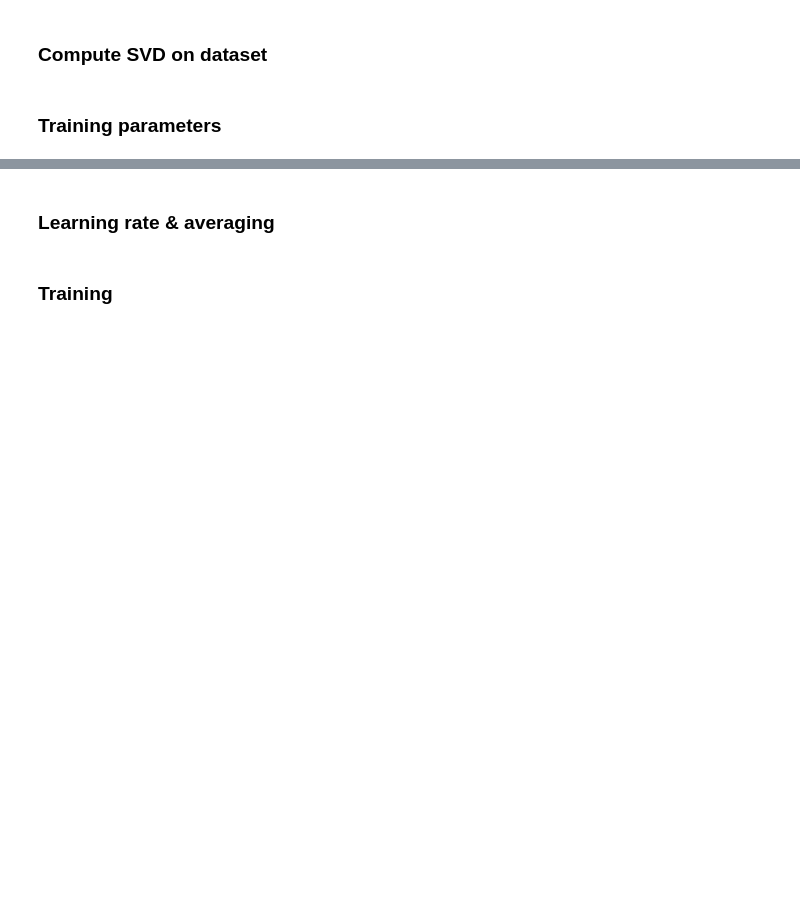
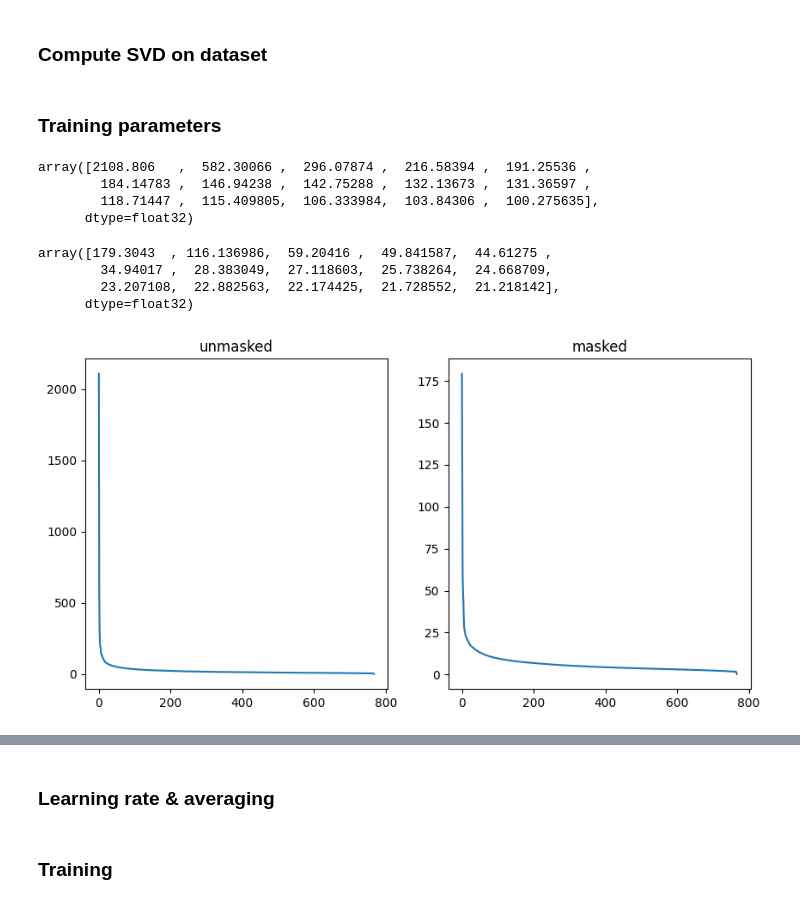
Before and after one commit to Xenomirant/ModularLM, a Jupyter notebook: bert_ft.ipynb, the cells around one changed output, grey strips where cells are left out. Saved outputs shown, nothing was run; the diff lists cells and outputs as text; code cells hidden in the pictures; blank space fills up the shorter version.

```diff
--- a/bert_ft.ipynb
+++ b/bert_ft.ipynb
@@ -926,4 +962,28 @@ for name, param in model.named_parameters():
 #                    requires_grad=False).repeat(BATCH_SIZE, 1)
 # %%
 diff_matrix = minio.get_object("matrices/3rd_layer_diff_svd.pkl", unpickle=True)
+diff_matrix_masked = minio.get_object("matrices/3rd_layer_diff_svd_masked.pkl", unpickle=True)
+# %%
+diff_matrix[1][:15]
+# %% [output]
+array([2108.806   ,  582.30066 ,  296.07874 ,  216.58394 ,  191.25536 ,
+        184.14783 ,  146.94238 ,  142.75288 ,  132.13673 ,  131.36597 ,
+        118.71447 ,  115.409805,  106.333984,  103.84306 ,  100.275635],
+      dtype=float32)
+# %%
+diff_matrix_masked[1][:15]
+# %% [output]
+array([179.3043  , 116.136986,  59.20416 ,  49.841587,  44.61275 ,
+        34.94017 ,  28.383049,  27.118603,  25.738264,  24.668709,
+        23.207108,  22.882563,  22.174425,  21.728552,  21.218142],
+      dtype=float32)
+# %%
+fig, ax = plt.subplots(nrows=1, ncols=2, figsize=(10, 5))
+
+ax[0].plot(diff_matrix[1],)
+ax[0].title.set_text("unmasked")
+ax[1].plot(diff_matrix_masked[1])
+ax[1].title.set_text("masked",)
+# %% [output]
+[figure, added]
 # %%
```
Also changed, not shown: parts of 45 cells of this notebook, 2 other files.
